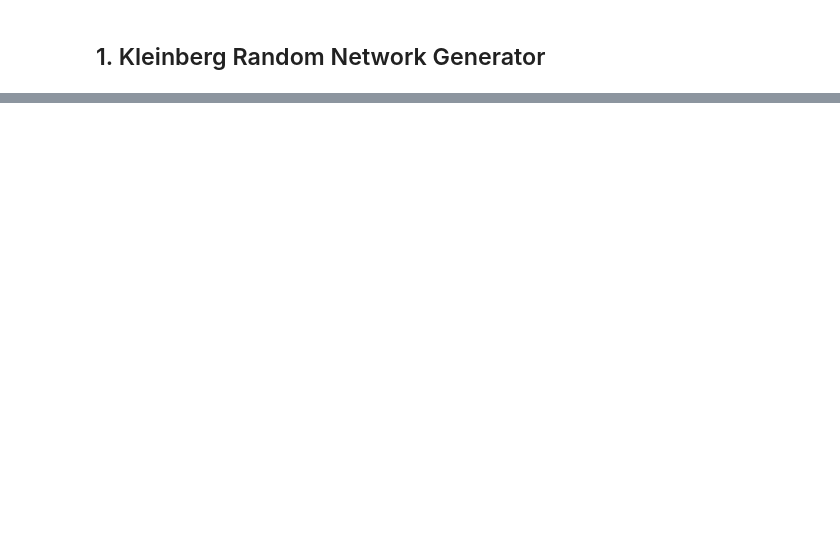
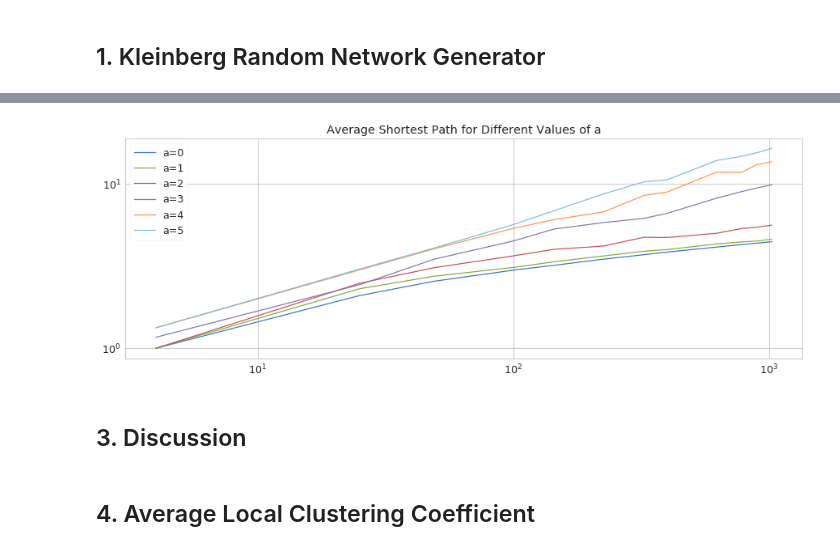
Before and after one commit to rtyh12/cna03, a Jupyter notebook: Problem _3-3.ipynb, the cells around one changed output, grey strips where cells are left out. Drawn from its saved outputs; the diff is of its cells as text; code cells hidden in the pictures; blank space fills up the shorter version.

```diff
--- a/Problem _3-3.ipynb
+++ b/Problem _3-3.ipynb
@@ -63,0 +67,10 @@ add link ((1, 1), (2, 0)) for edge (1, 1)
+# %%
+L = [ 2,5,7,10,12,15,18,20,25,28,30,32 ]
+N = [l*l for l in L]
+
+G_0 = [kleinberg(l,0) for l in L]
+G_1 = [kleinberg(l,1) for l in L]
+G_2 = [kleinberg(l,2) for l in L]
+G_3 = [kleinberg(l,3) for l in L]
+G_4 = [kleinberg(l,4) for l in L]
+G_5 = [kleinberg(l,5) for l in L]
@@ -63,0 +90,30 @@ add link ((1, 1), (2, 0)) for edge (1, 1)
+# %%
+avg_path0 = [nx.average_shortest_path_length(g) for g in G_0]
+avg_path1 = [nx.average_shortest_path_length(g) for g in G_1]
+avg_path2 = [nx.average_shortest_path_length(g) for g in G_2]
+avg_path3 = [nx.average_shortest_path_length(g) for g in G_3]
+avg_path4 = [nx.average_shortest_path_length(g) for g in G_4]
+avg_path5 = [nx.average_shortest_path_length(g) for g in G_5]
+# %%
+fig, ax = plt.subplots()
+ax.set_yscale("log")
+ax.set_xscale("log")
+fig.set_figwidth(15)
+fig.set_figheight(5)
+
+plt.plot(X, avg_path0)
+plt.plot(X, avg_path1)
+plt.plot(X, avg_path2)
+plt.plot(X, avg_path3)
+plt.plot(X, avg_path4)
+plt.plot(X, avg_path5)
+
+ax.legend(["a=0","a=1", "a=2", "a=3", "a=4", "a=5"])
+plt.title("Average Shortest Path for Different Values of a")
+plt.show()
+# %% [output]
+[figure, added]
+# %% [markdown]
+## 3. Discussion
+# %% [markdown]
+## 4. Average Local Clustering Coefficient
```
Also changed, not shown: parts of 9 cells of this notebook, 2 other files.
